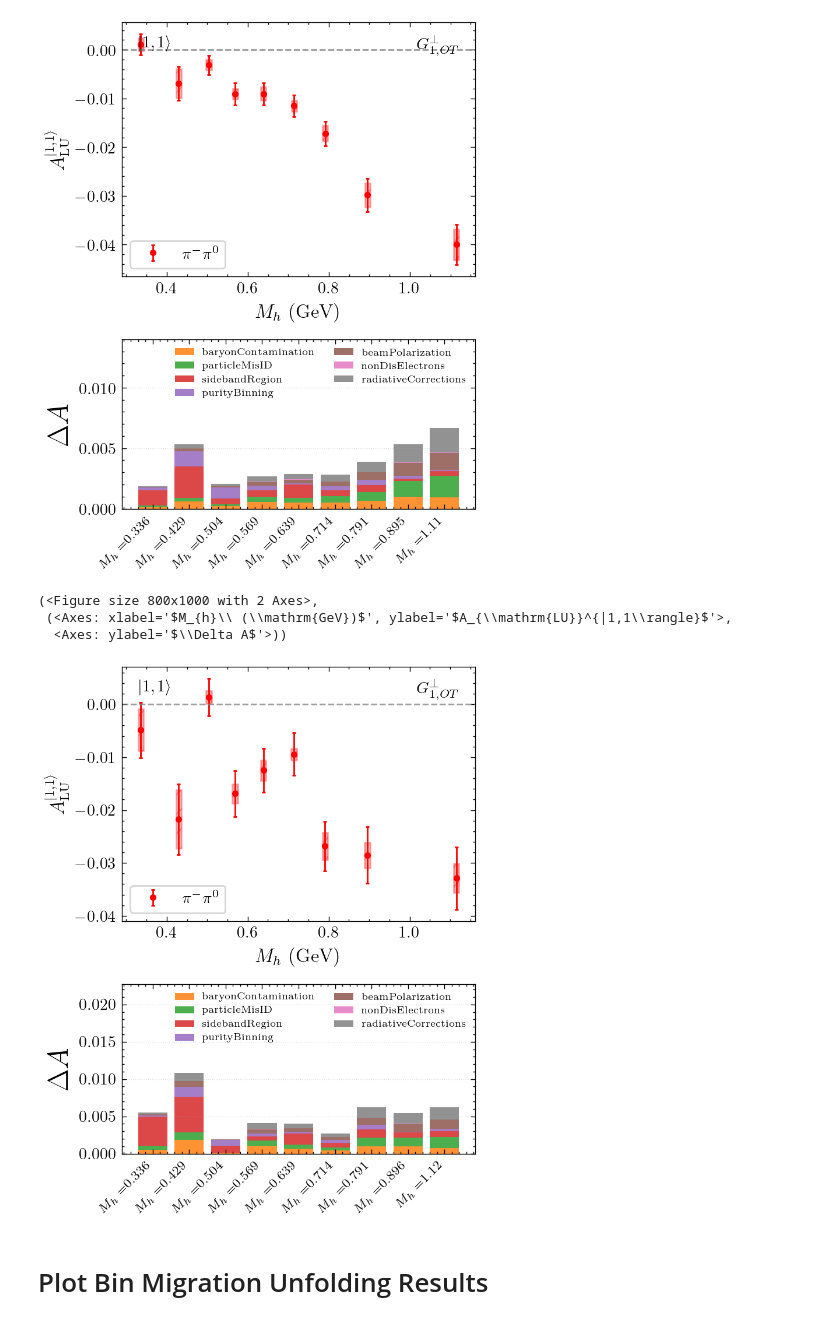
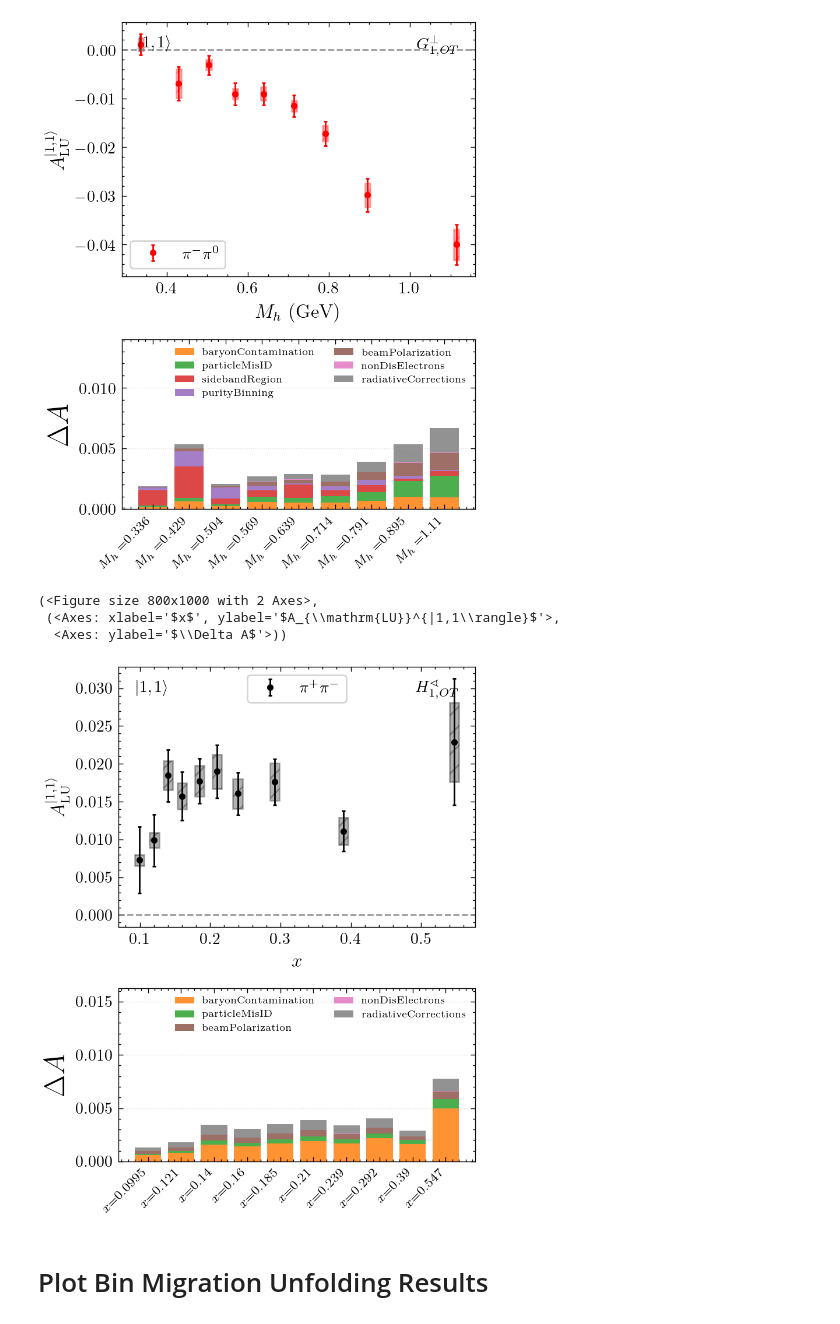
Before and after one commit to Gregtom3/YAPWR, a Jupyter notebook: analysis/playground.ipynb, the cells around one changed output. Saved outputs shown, nothing was run; the diff lists cells and outputs as text; code cells hidden in the pictures.

```diff
--- a/analysis/playground.ipynb
+++ b/analysis/playground.ipynb
@@ -43,3 +60,19 @@ plt.show()
 [figure]
 # %% [markdown]
 # Plot Single
+# %%
+
+fig,ax = plt.subplots(1,1,dpi=200,figsize=(3,3))
+
+x_ranges = ["0.06","0.155","0.23","0.6"]
+myColors = ["orange","teal","darkviolet"]
+for i in range(3):
+    path = f"../out/full_Q2_x_{i+1}/asymmetry_results.yaml"
+    data = dataloader.loadFromYamlPath(path)
+    pairs = [{"pair":"piplus_piminus",
+              "label":f"{x_ranges[i]}$<x<${x_ranges[i+1]}",
+              "markercolor":myColors[i],
+              "linecolor":myColors[i]}]
+    asym_plotter.fetchAx(yamlData=data, L=1, M=1, twist=2, series_specs=pairs, ax=ax, show_sys_band=True, A_raw = True, bin_var="Q2")
+
+plt.show()
@@ -45,0 +81,8 @@ plt.show()
+# %%
+path = "../out/narrow_Q2_x_1/asymmetry_results.yaml"
+data = dataloader.loadFromYamlPath(path)
+pairs = [{"pair":"piplus_piminus",
+          "label": "$\pi^{+}\pi^{-}$ ($0.26<x<0.34$)"}]
+fig,ax = plt.subplots(1,1,dpi=200,figsize=(3,3))
+asym_plotter.fetchAx(yamlData=data, L=1, M=1, twist=3, series_specs=pairs, ax=ax, show_sys_band=True, A_raw = True, bin_var="Q2")
+plt.show()
@@ -56,0 +102,9 @@ plt.show()
+# %%
+path = "../out/full_v0_x/asymmetry_results.yaml"
+data = dataloader.loadFromYamlPath(path)
+pairs = [{"pair":"piplus_piminus"},
+         {"pair":"piplus_pi0"},
+         {"pair":"piminus_pi0"}]
+fig,ax = plt.subplots(1,1,dpi=200,figsize=(3,3))
+asym_plotter.fetchAx(yamlData=data, ylim=(-0.06,0.06), L=1, M=1, twist=3, series_specs=pairs, ax=ax, show_sys_band=True, A_raw = False, bin_var="x")
+plt.show()
@@ -56,0 +113,8 @@ plt.show()
+# %%
+path = "../out/full_v2_Mh/asymmetry_results.yaml"
+data = dataloader.loadFromYamlPath(path)
+pairs = [{"pair":"piplus_piplus"},
+         {"pair":"piminus_piminus"}]
+fig,ax = plt.subplots(1,1,dpi=200,figsize=(3,3))
+asym_plotter.fetchAx(yamlData=data, ylim=(-0.06,0.06), L=2, M=2, twist=2, series_specs=pairs, ax=ax, show_sys_band=True, A_raw = False, bin_var="Mh")
+plt.show()
@@ -78,15 +144,15 @@ asym_plotter.plotSysFig(yamlData=data, L=1, M=1, twist=2, pair="piminus_pi0", sh
   <Axes: ylabel='$\\Delta A$'>))
 [figure]
 # %%
-path = "../out/full_v1_Mh/asymmetry_results.yaml"
+path = "../out/full_v0_x/asymmetry_results.yaml"
 data = dataloader.loadFromYamlPath(path)
 
-asym_plotter.plotSysFig(yamlData=data, L=1, M=1, twist=2, pair="piminus_pi0", show_sys_band=True, bin_var='Mh')
+asym_plotter.plotSysFig(yamlData=data, L=1, M=1, twist=3, pair="piplus_piminus", show_sys_band=True, bin_var='x')
 # %% [output]
 (<Figure size 800x1000 with 2 Axes>,
- (<Axes: xlabel='$M_{h}\\ (\\mathrm{GeV})$', ylabel='$A_{\\mathrm{LU}}^{|1,1\\rangle}$'>,
+ (<Axes: xlabel='$x$', ylabel='$A_{\\mathrm{LU}}^{|1,1\\rangle}$'>,
   <Axes: ylabel='$\\Delta A$'>))
-[figure, old version]
+[figure, new version]
 # %% [markdown]
 # Plot Bin Migration Unfolding Results
 # %%
```
Also changed, not shown: parts of 12 cells of this notebook, 8 other files.
